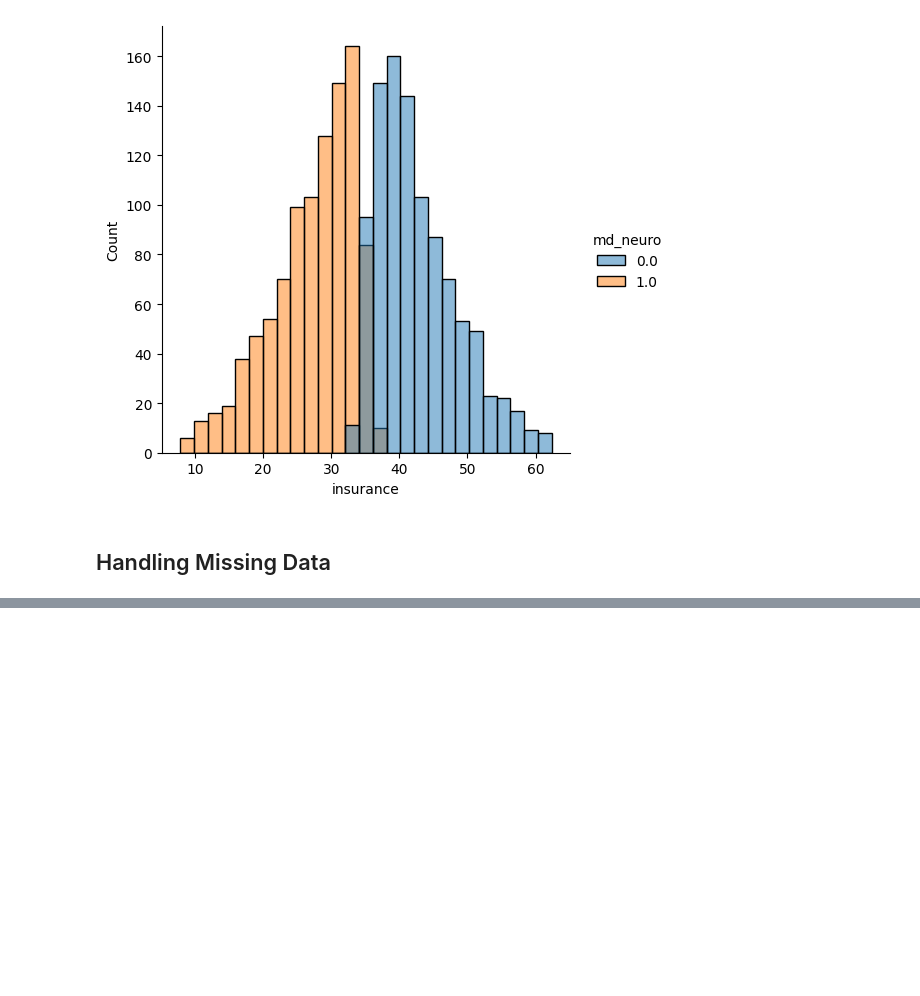
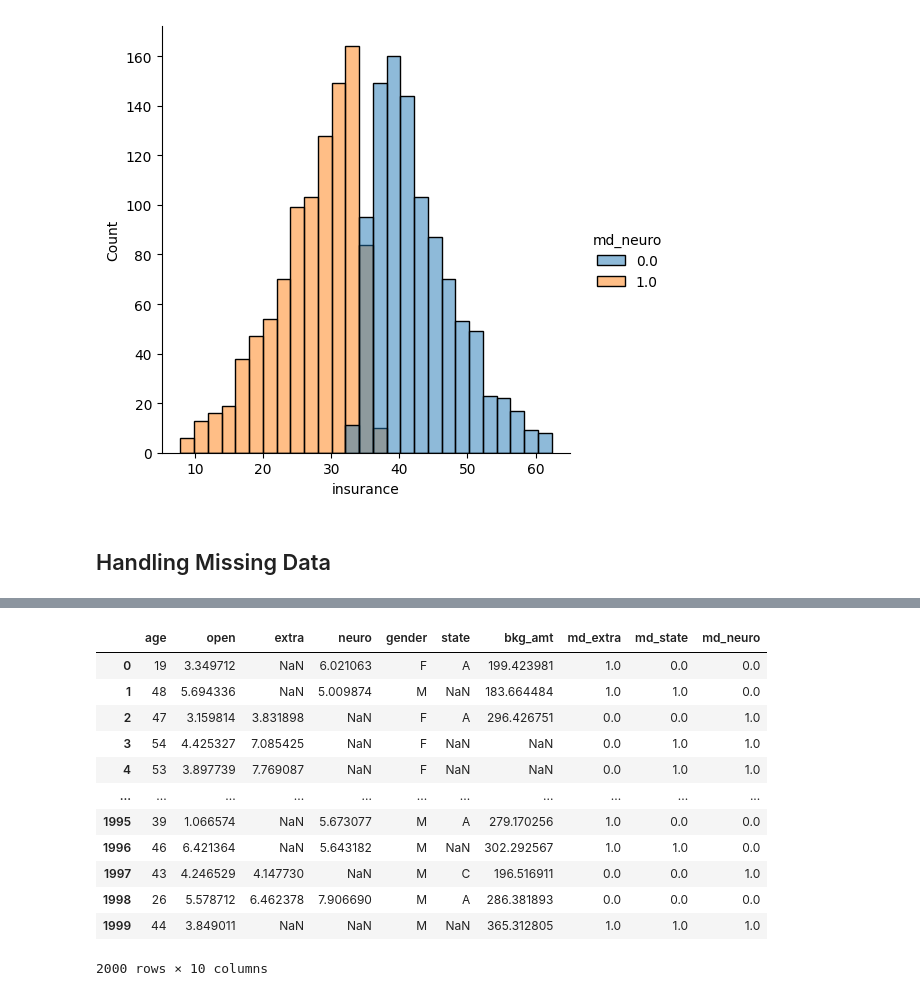
Before and after one commit to BryanEastman/BehavioralDataAnalysis, a Jupyter notebook: Chapter 6 - Handling missing data/Chapter 6.ipynb, the cells around one changed output, grey strips where cells are left out. Saved outputs shown, nothing was run; the diff lists cells and outputs as text; code cells hidden in the pictures; blank space fills up the shorter version.

```diff
--- a/Chapter 6 - Handling missing data/Chapter 6.ipynb
+++ b/Chapter 6 - Handling missing data/Chapter 6.ipynb
@@ -327,0 +314,16 @@ MI_summ
+# %%
+available_data
+# %% [output]
+|  | age | open | extra | neuro | gender | state | bkg_amt | md_extra | md_state | md_neuro |
+| 0 | 19 | 3.349712 | NaN | 6.021063 | F | A | 199.423981 | 1.0 | 0.0 | 0.0 |
+| 1 | 48 | 5.694336 | NaN | 5.009874 | M | NaN | 183.664484 | 1.0 | 1.0 | 0.0 |
+| 2 | 47 | 3.159814 | 3.831898 | NaN | F | A | 296.426751 | 0.0 | 0.0 | 1.0 |
+| 3 | 54 | 4.425327 | 7.085425 | NaN | F | NaN | NaN | 0.0 | 1.0 | 1.0 |
+| 4 | 53 | 3.897739 | 7.769087 | NaN | F | NaN | NaN | 0.0 | 1.0 | 1.0 |
+| ... | ... | ... | ... | ... | ... | ... | ... | ... | ... | ... |
+| 1995 | 39 | 1.066574 | NaN | 5.673077 | M | A | 279.170256 | 1.0 | 0.0 | 0.0 |
+| 1996 | 46 | 6.421364 | NaN | 5.643182 | M | NaN | 302.292567 | 1.0 | 1.0 | 0.0 |
+| 1997 | 43 | 4.246529 | 4.147730 | NaN | M | C | 196.516911 | 0.0 | 0.0 | 1.0 |
+| 1998 | 26 | 5.578712 | 6.462378 | 7.906690 | M | A | 286.381893 | 0.0 | 0.0 | 0.0 |
+| 1999 | 44 | 3.849011 | NaN | NaN | M | NaN | 365.312805 | 1.0 | 1.0 | 1.0 |
+2000 rows × 10 columns
```
Also changed, not shown: parts of 8 cells of this notebook, 3 other files.
